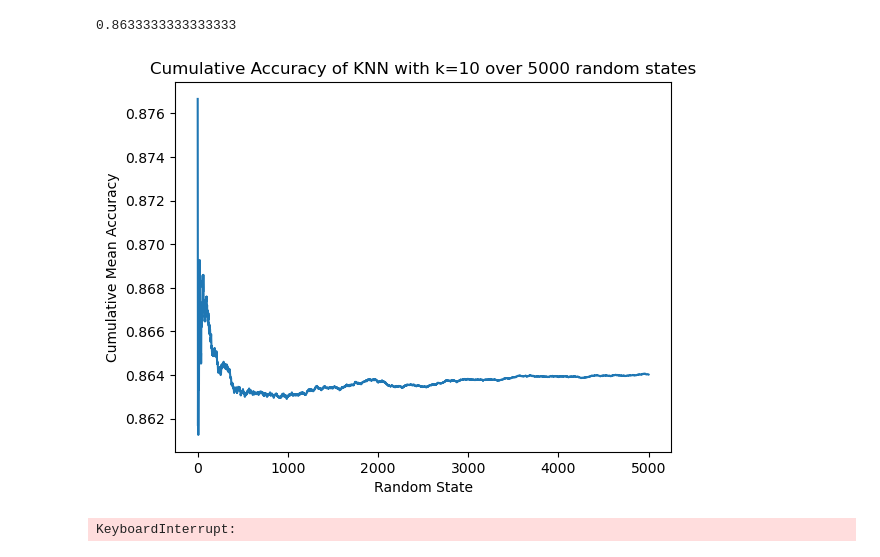
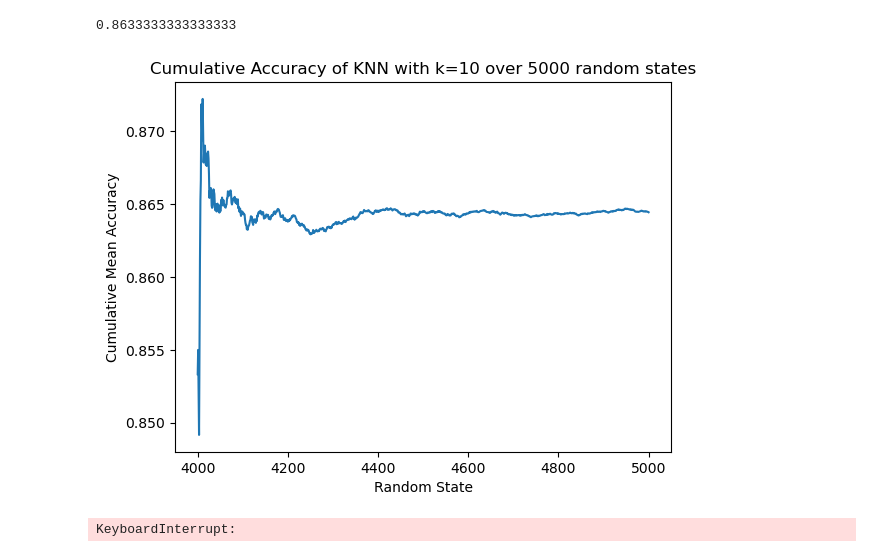
Before and after one commit to lukegge/MachineLearningCourse, a Jupyter notebook: assignment_1.ipynb, the cells around one changed output. Drawn from its saved outputs; the diff is of its cells as text; code cells hidden in the pictures.

```diff
--- a/assignment_1.ipynb
+++ b/assignment_1.ipynb
@@ -252,10 +274,6 @@ Average Confusion Matrix:
 # scale the data using robust scaler
 robust_scaler = RobustScaler()
 robust_scaled_data = robust_scaler.fit_transform(x)
-
-# scale the data using standard scaler
-standard_scaler = StandardScaler()
-standard_scaled_data = standard_scaler.fit_transform(x)
 
 # scale the data using minmax scaler
 minmax_scaler = MinMaxScaler()
@@ -308,48 +334,46 @@ accuracy_score(y_val, y_pred)
 # %% [output]
 0.8633333333333333
 # %%
-from sklearn.model_selection import cross_val_score
-
 # define k value
 k = 10
 
 # define random states
-random_states = range(1, 5001)
+random_states = range(4000, 5001)
 
 # define accuracies
 accuracies = []
 
 # loop over random states
 for random_state in random_states:
     # split the data into training and remainder set
-    x_train, x_remainder, y_train, y_remainder = train_test_split(robust_scaled_data, y, test_size=test_size, random_state=random_state, stratify=y)
+    x_train, x_remainder, y_train, y_remainder = train_test_split(standard_scaled_data, y, test_size=test_size, random_state=random_state, stratify=y)
 
     # split the remainder data into validation and test set
     x_val, x_test, y_val, y_test = train_test_split(x_remainder, y_remainder, test_size=0.5, random_state=random_state, stratify=y_remainder)
 
     # define KNN classifier
     knn = KNeighborsClassifier(n_neighbors=k)
 
     # fit the model
     knn.fit(x_train, y_train)
 
     # predict the labels of the validation set
     y_pred = knn.predict(x_val)
 
     # compute the accuracy score
     accuracies.append(accuracy_score(y_val, y_pred))
 
 # compute the cumulative average accuracies for each random state
 cumulative_mean_accuracies = np.cumsum(accuracies) / np.arange(1, len(random_states)+1)
 
 # plot the cumulative mean accuracies
 plt.plot(random_states, cumulative_mean_accuracies)
 plt.xlabel("Random State")
 plt.ylabel("Cumulative Mean Accuracy")
 plt.title("Cumulative Accuracy of KNN with k=10 over 5000 random states")
 plt.show()
 # %% [output]
-[figure, old version]
+[figure, new version]
 # %%
 from operator import length_hint
 from sklearn.model_selection import cross_val_score
```
Also changed, not shown: parts of 11 cells of this notebook.
